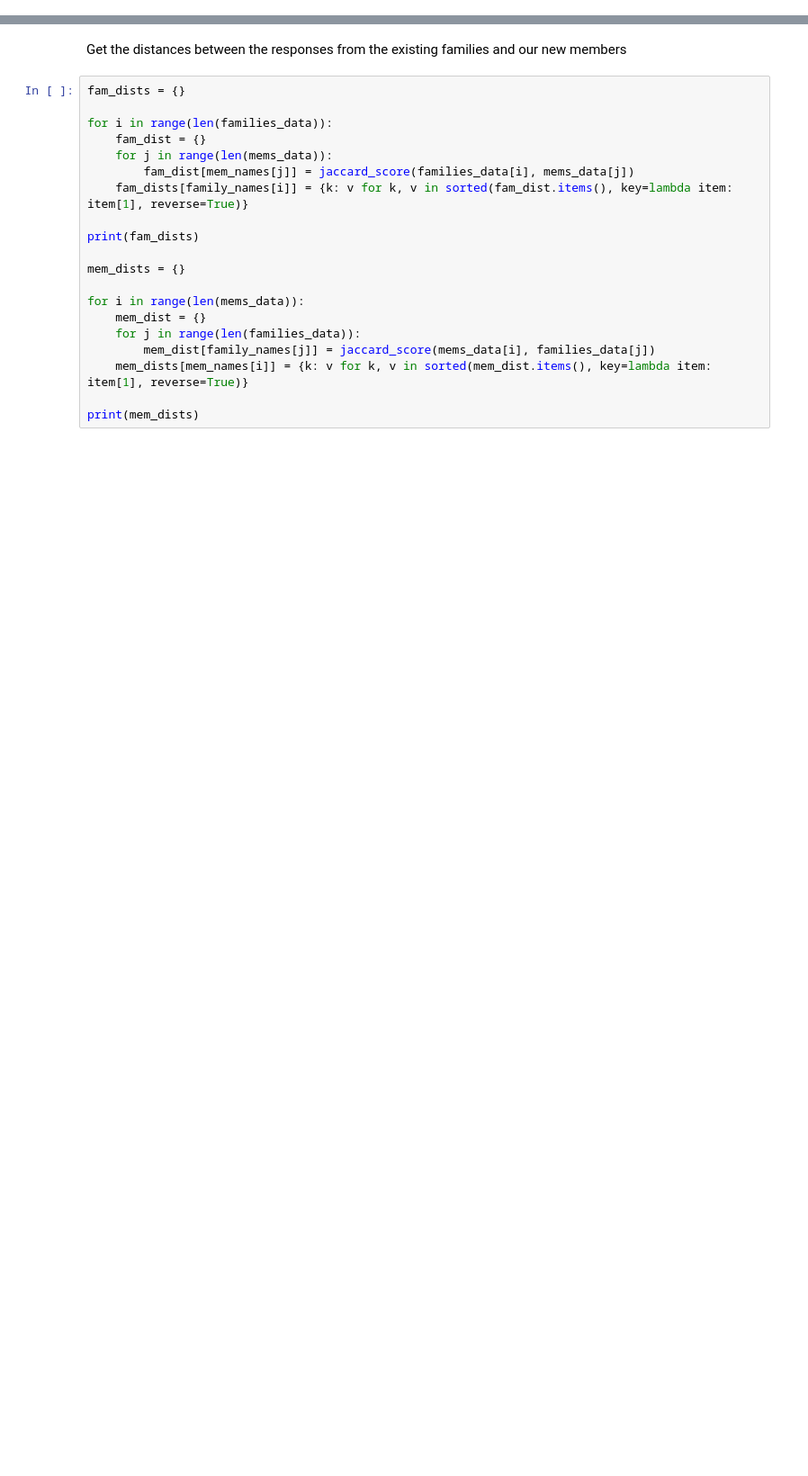
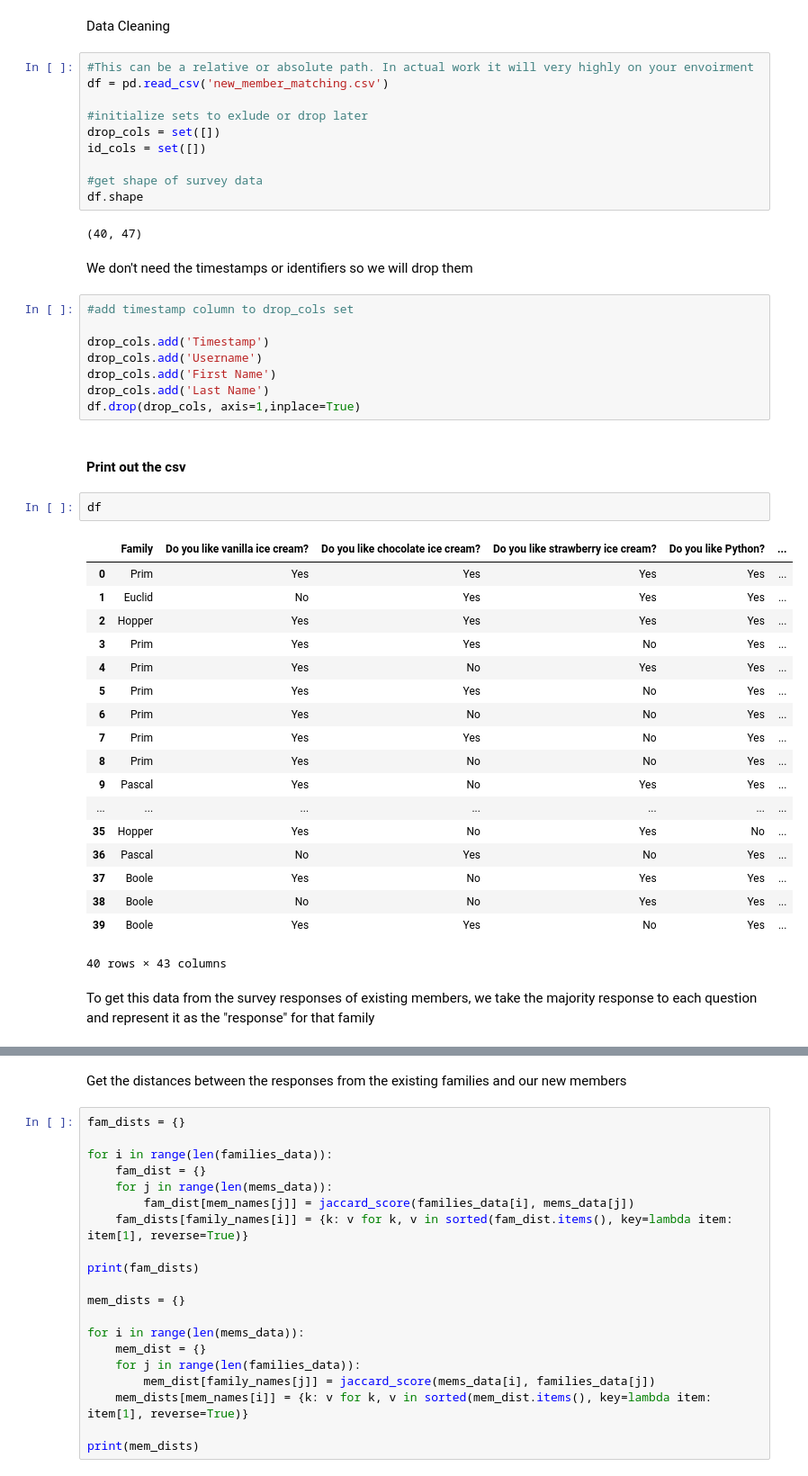
Before and after one commit to benjaminsg/family-matching, a Jupyter notebook: match_new_members.ipynb, the cells around one changed output, grey strips where cells are left out. Shown at 90% size. Cells and saved outputs as stored; diff of their text form; blank space fills up the shorter version.

Commit message:
Use full question set, get majority answers

```diff
--- a/match_new_members.ipynb
+++ b/match_new_members.ipynb
@@ -38,0 +25,49 @@ mem_names = ["New Member 1", "New Member 2", "New Member 3", "New Member 4", "Ne
+# %% [markdown]
+Data Cleaning
+# %%
+#This can be a relative or absolute path. In actual work it will very highly on your envoirment
+df = pd.read_csv('new_member_matching.csv')
+
+#initialize sets to exlude or drop later
+drop_cols = set([])
+id_cols = set([])
+
+#get shape of survey data
+df.shape
+# %% [output]
+(40, 47)
+# %% [markdown]
+We don't need the timestamps or identifiers so we will drop them
+# %%
+#add timestamp column to drop_cols set
+
+drop_cols.add('Timestamp')
+drop_cols.add('Username')
+drop_cols.add('First Name')
+drop_cols.add('Last Name')
+df.drop(drop_cols, axis=1,inplace=True)
+# %% [markdown]
+#### Print out the csv
+# %%
+df
+# %% [output]
+|  | Family | Do you like vanilla ice cream? | Do you like chocolate ice cream? | Do you like strawberry ice cream? | Do you like Python? | ... |
+| 0 | Prim | Yes | Yes | Yes | Yes | ... |
+| 1 | Euclid | No | Yes | Yes | Yes | ... |
+| 2 | Hopper | Yes | Yes | Yes | Yes | ... |
+| 3 | Prim | Yes | Yes | No | Yes | ... |
+| 4 | Prim | Yes | No | Yes | Yes | ... |
+| 5 | Prim | Yes | Yes | No | Yes | ... |
+| 6 | Prim | Yes | No | No | Yes | ... |
+| 7 | Prim | Yes | Yes | No | Yes | ... |
+| 8 | Prim | Yes | No | No | Yes | ... |
+| 9 | Pascal | Yes | No | Yes | Yes | ... |
+| ... | ... | ... | ... | ... | ... | ... |
+| 35 | Hopper | Yes | No | Yes | No | ... |
+| 36 | Pascal | No | Yes | No | Yes | ... |
+| 37 | Boole | Yes | No | Yes | Yes | ... |
+| 38 | Boole | No | No | Yes | Yes | ... |
+| 39 | Boole | Yes | Yes | No | Yes | ... |
+40 rows × 43 columns
+# %% [markdown]
+To get this data from the survey responses of existing members, we take the majority response to each question and represent it as the "response" for that family
```
Also changed, not shown: parts of 7 cells of this notebook, 3 other files.
